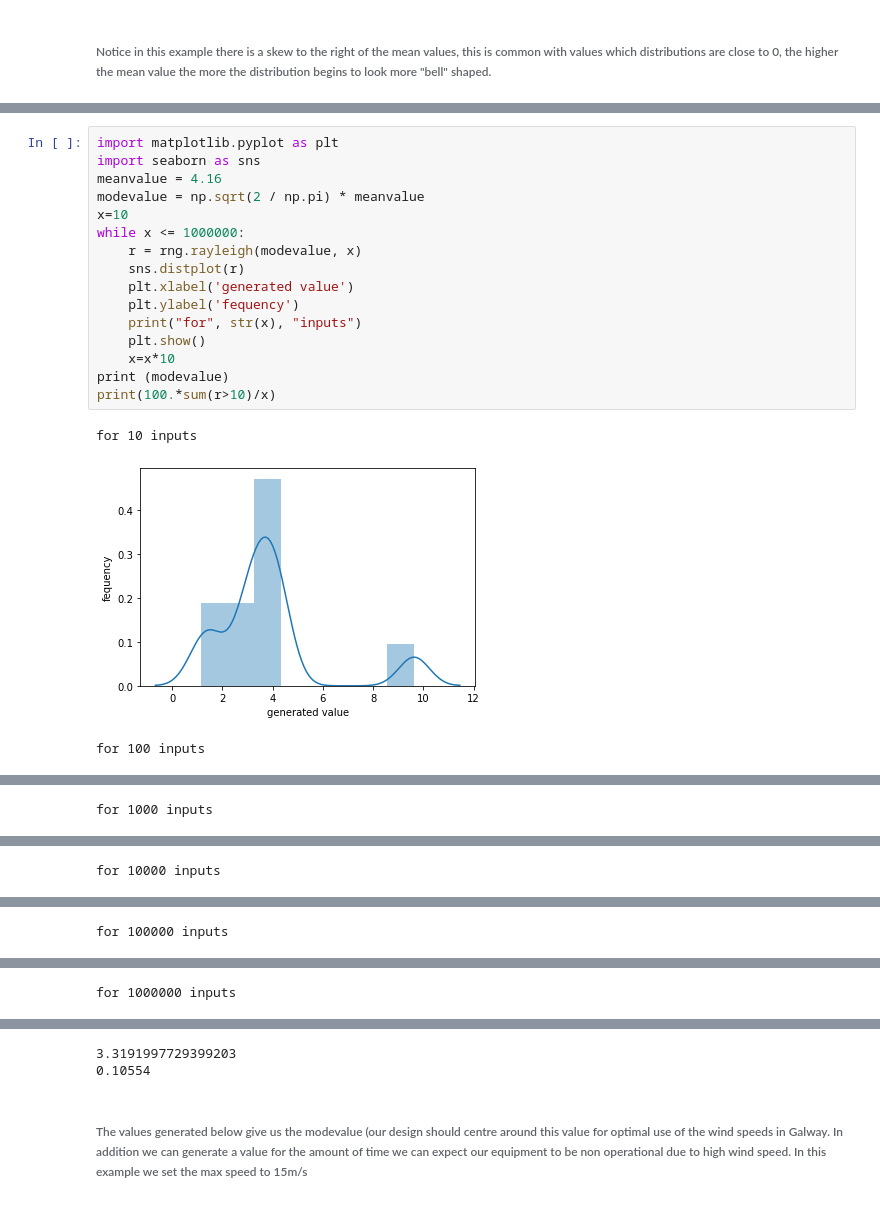
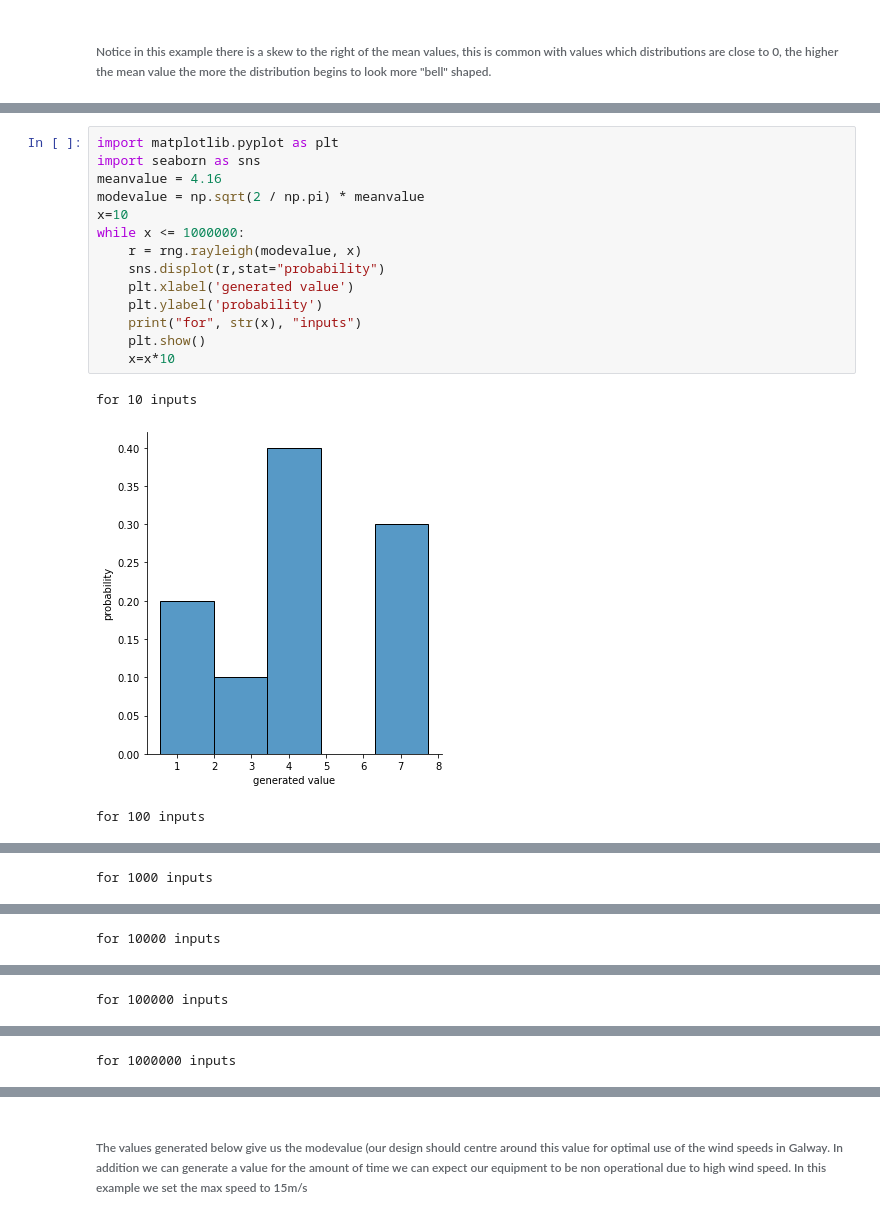
Before and after one commit to Jonathangmit/numpy-random-assignment, a Jupyter notebook: numpy-assignment.ipynb, the cells around one changed output, grey strips where cells are left out. Saved outputs shown, nothing was run; the diff lists cells and outputs as text.

```diff
--- a/numpy-assignment.ipynb
+++ b/numpy-assignment.ipynb
@@ -520,20 +518,18 @@ sum(rng.poisson(4.6, 1000000) == 3)/1000000.
 # %%
 import matplotlib.pyplot as plt
 import seaborn as sns
 meanvalue = 4.16
 modevalue = np.sqrt(2 / np.pi) * meanvalue
 x=10
 while x <= 1000000:
     r = rng.rayleigh(modevalue, x)
-    sns.distplot(r)
+    sns.displot(r,stat="probability")
     plt.xlabel('generated value')
-    plt.ylabel('fequency')
+    plt.ylabel('probability')
     print("for", str(x), "inputs")
     plt.show()
     x=x*10
-print (modevalue)
-print(100.*sum(r>10)/x)
 # %% [output]
 for 10 inputs
-[figure, old version]
+[figure, new version]
 for 100 inputs
@@ -549,5 +545,3 @@ for 1000000 inputs
-3.3191997729399203
-0.10554
 # %% [markdown]
 ###### The values generated below give us the modevalue (our design should centre around this value for optimal use of the wind speeds in Galway. In addition we can generate a value for the amount of time we can expect our equipment to be non operational due to high wind speed. In this example we set the max speed to 15m/s
 # %%
```
Also changed, not shown: parts of 11 cells of this notebook.
